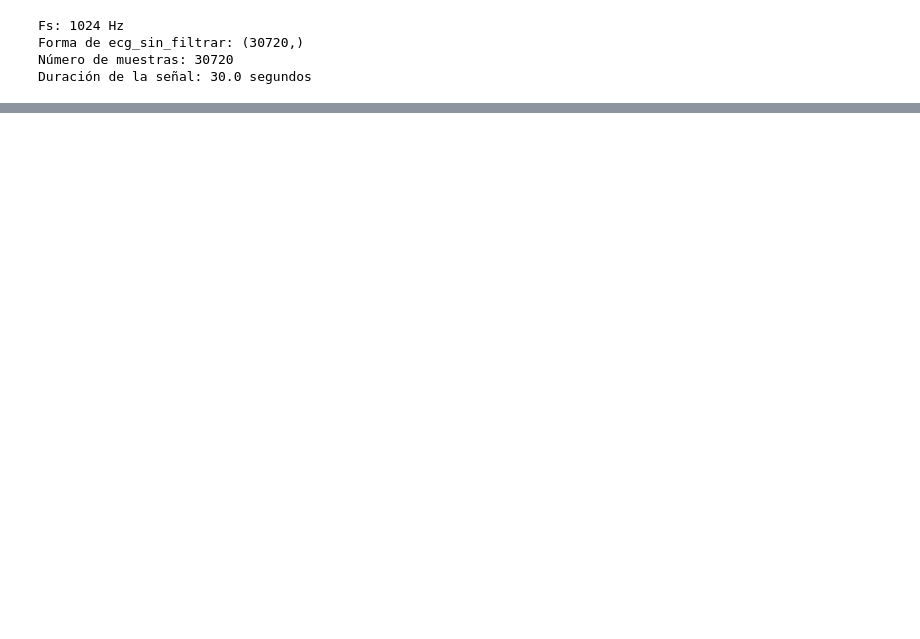
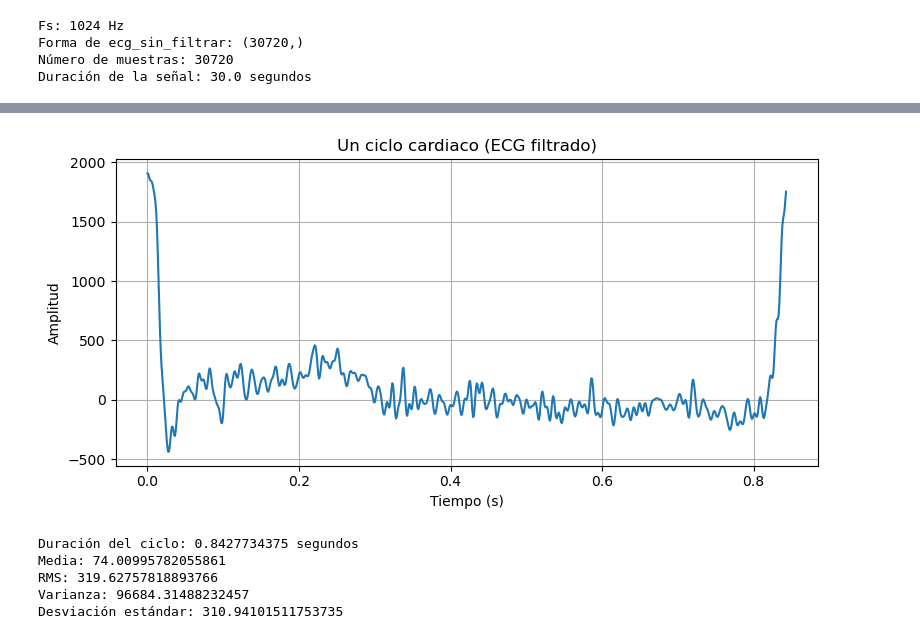
Before and after one commit to valentinamoralese/Biose-ales-Valentina-Morales-Paula-Garcia, a Jupyter notebook: Practica2_Valentina_Paula.ipynb, the cells around one changed output, grey strips where cells are left out. Saved outputs shown, nothing was run; the diff lists cells and outputs as text; code cells hidden in the pictures; blank space fills up the shorter version.

```diff
--- a/Practica2_Valentina_Paula.ipynb
+++ b/Practica2_Valentina_Paula.ipynb
@@ -76,0 +191,38 @@ Duración de la señal: 30.0 segundos
+# %%
+#Detectar los picos R (los máximos de cada complejo QRS)
+picos, _ = find_peaks(ecg_filtrada, height=1000, distance=fs*0.5) #Separados minimamente 0.5 segundos
+
+
+inicio = picos[0]
+fin = picos[1]
+ciclo2 = ecg_filtrada[inicio:fin]
+t_ciclo2 = t[inicio:fin] - t[inicio]
+
+#Graficar el ciclo
+plt.figure(figsize=(8, 4))
+plt.plot(t_ciclo2, ciclo2)
+plt.title("Un ciclo cardiaco (ECG filtrado)")
+plt.xlabel("Tiempo (s)")
+plt.ylabel("Amplitud")
+plt.grid(True)
+plt.tight_layout()
+plt.show()
+
+#Estadísticos del ciclo
+media2 = np.mean(ciclo2)
+valor_rms2 = rms(ciclo2)
+varianza2 = np.var(ciclo2)
+desviacion2 = np.std(ciclo2)
+
+print("Duración del ciclo:", t_ciclo2[-1], "segundos")
+print("Media:", media2)
+print("RMS:", valor_rms2)
+print("Varianza:", varianza2)
+print("Desviación estándar:", desviacion2)
+# %% [output]
+[figure, added]
+Duración del ciclo: 0.8427734375 segundos
+Media: 74.00995782055861
+RMS: 319.62757818893766
+Varianza: 96684.31488232457
+Desviación estándar: 310.94101511753735
```
Also changed, not shown: parts of 9 cells of this notebook.
